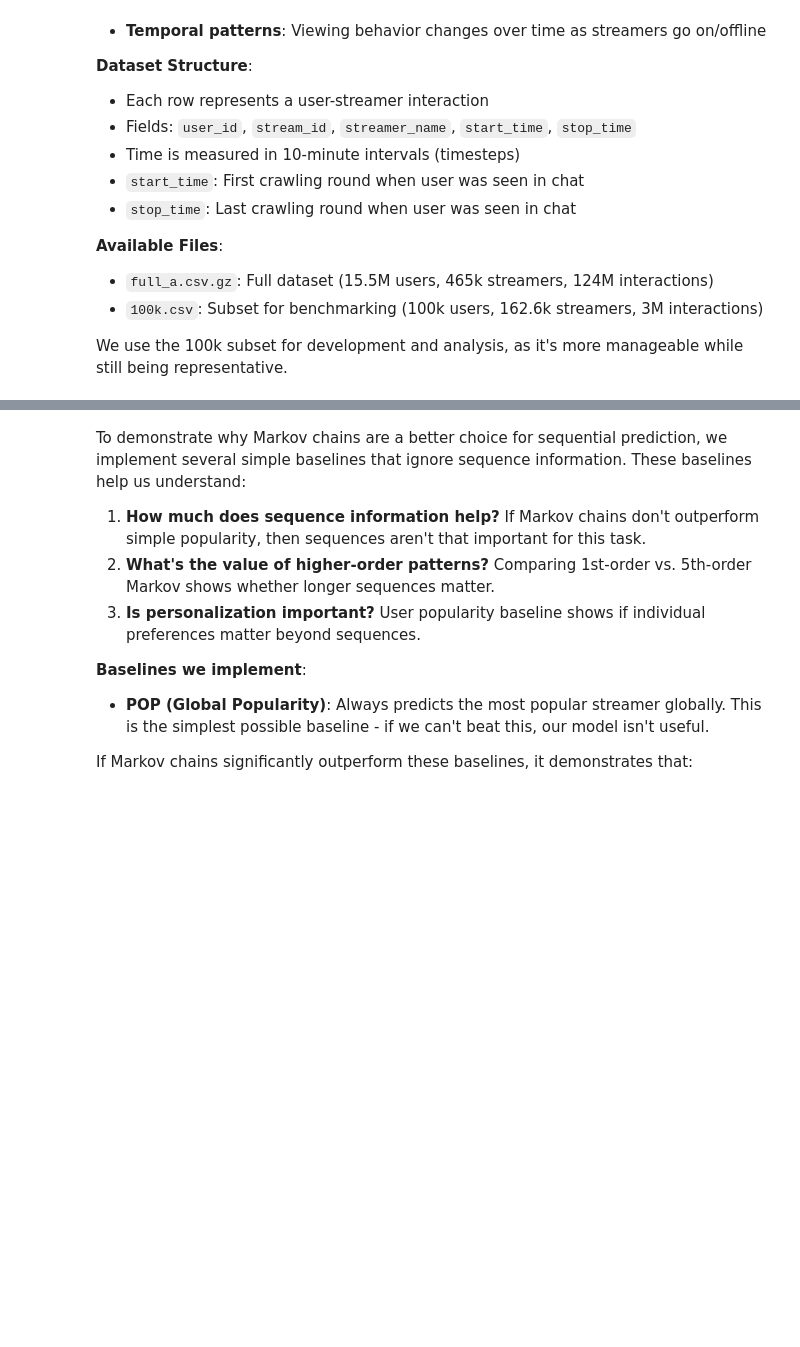
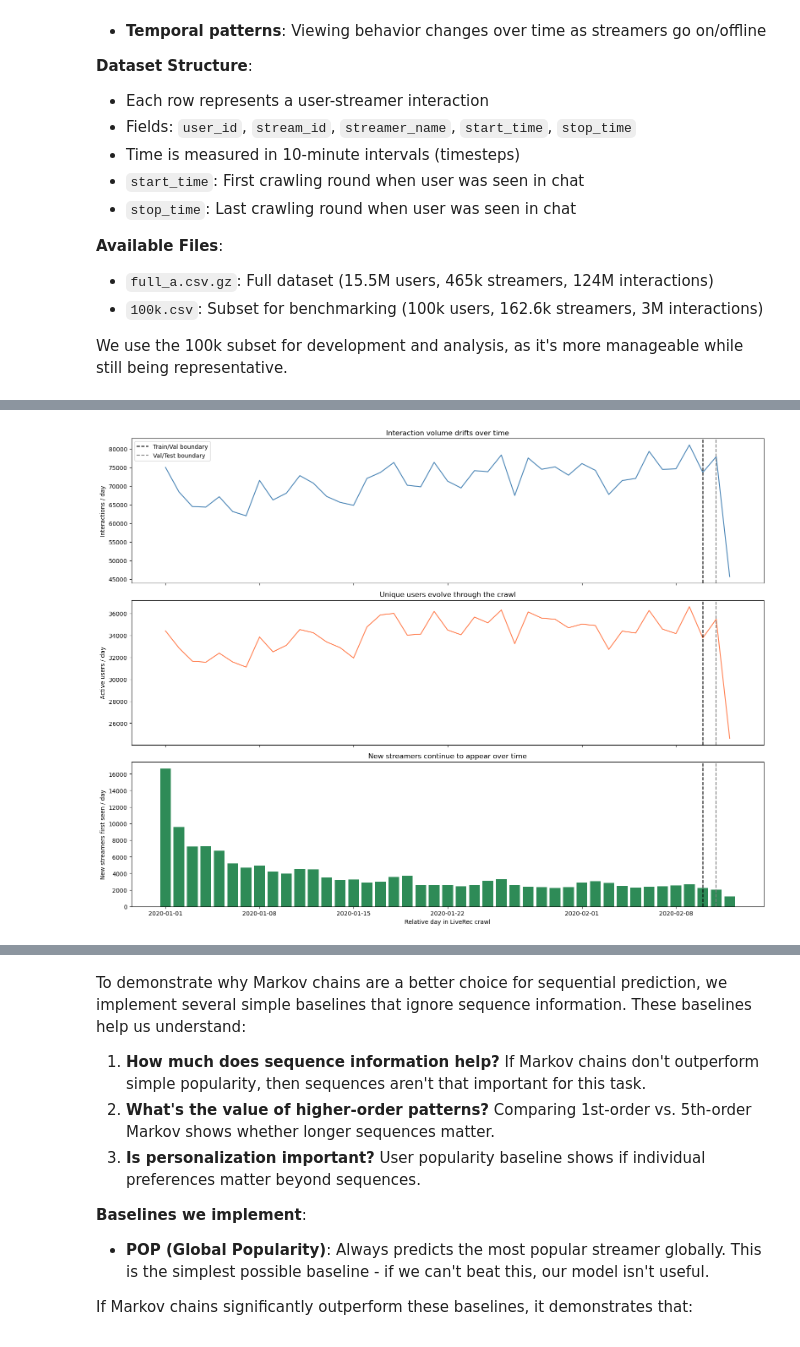
Before and after one commit to RyanCao2005/assignment2, a Jupyter notebook: workbook.ipynb, the cells around one changed output, grey strips where cells are left out. Cells and saved outputs as stored; diff of their text form; code cells hidden in the pictures; blank space fills up the shorter version.

Commit message:
Reorganized notebook and also did eda for the temporal split justification

```diff
--- a/workbook.ipynb
+++ b/workbook.ipynb
@@ -379,0 +413,52 @@ print("These outliers represent natural variation in the data and are expected i
+# %%
+# ============================================================================
+# TEMPORAL DYNAMICS TO MOTIVATE CHRONOLOGICAL SPLITS
+# ============================================================================
+temporal_df = data_clean[['start', 'user', 'streamer']].copy()
+temporal_df = temporal_df.sort_values('start').reset_index(drop=True)
+# Convert the 10-minute ticks into a relative timestamp; the absolute origin is arbitrary
+# but makes the x-axis readable.
+temporal_df['start_ts'] = pd.to_datetime(temporal_df['start'] * 10, unit='m', origin='2020-01-01')
+temporal_df['day'] = temporal_df['start_ts'].dt.floor('D')
+
+interactions_per_day = temporal_df.groupby('day').size()
+active_users_per_day = temporal_df.groupby('day')['user'].nunique()
+first_seen = temporal_df.drop_duplicates('streamer', keep='first')
+new_streamers_per_day = first_seen.groupby('day').size()
+new_streamers_per_day = new_streamers_per_day.reindex(interactions_per_day.index, fill_value=0)
+
+n_rows = len(temporal_df)
+train_cut_idx = int(n_rows * 0.95)
+val_cut_idx = int(n_rows * (0.95 + 0.025))
+train_cut_day = temporal_df.iloc[train_cut_idx]['day']
+val_cut_day = temporal_df.iloc[val_cut_idx]['day']
+
+def add_split_lines(ax, show_labels=False):
+    ax.axvline(train_cut_day, color='black', linestyle='--', linewidth=1.5,
+               label='Train/Val boundary' if show_labels else None)
+    ax.axvline(val_cut_day, color='grey', linestyle='--', linewidth=1.5,
+               label='Val/Test boundary' if show_labels else None)
+
+fig, axes = plt.subplots(3, 1, figsize=(16, 12), sharex=True)
+
+axes[0].plot(interactions_per_day.index, interactions_per_day.values, color='steelblue')
+axes[0].set_ylabel('Interactions / day')
+axes[0].set_title('Interaction volume drifts over time')
+add_split_lines(axes[0], show_labels=True)
+axes[0].legend(loc='upper left')
+
+axes[1].plot(active_users_per_day.index, active_users_per_day.values, color='coral')
+axes[1].set_ylabel('Active users / day')
+axes[1].set_title('Unique users evolve through the crawl')
+add_split_lines(axes[1])
+
+axes[2].bar(new_streamers_per_day.index, new_streamers_per_day.values, color='seagreen')
+axes[2].set_ylabel('New streamers first seen / day')
+axes[2].set_title('New streamers continue to appear over time')
+axes[2].set_xlabel('Relative day in LiveRec crawl')
+add_split_lines(axes[2])
+
+plt.tight_layout()
+plt.show()
+# %% [output]
+[figure, added]
```
Also changed, not shown: parts of 28 cells of this notebook.
